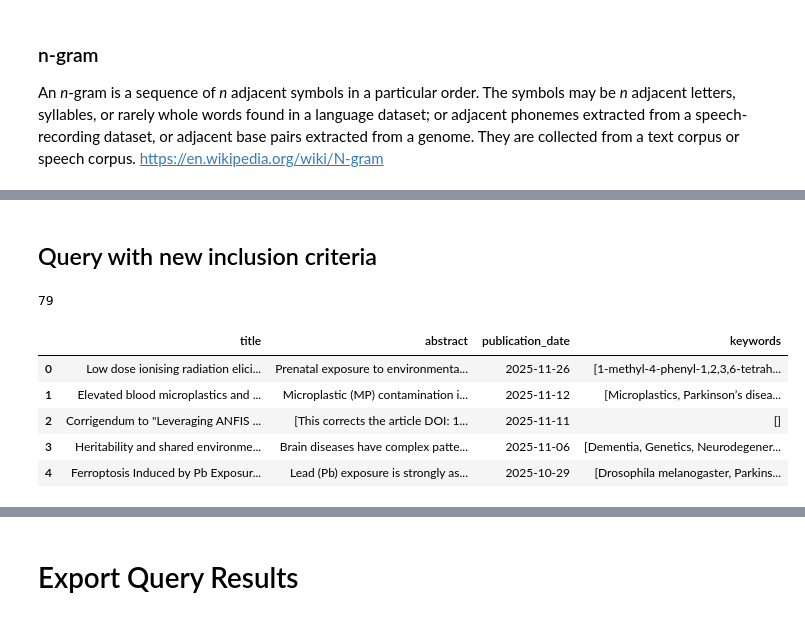
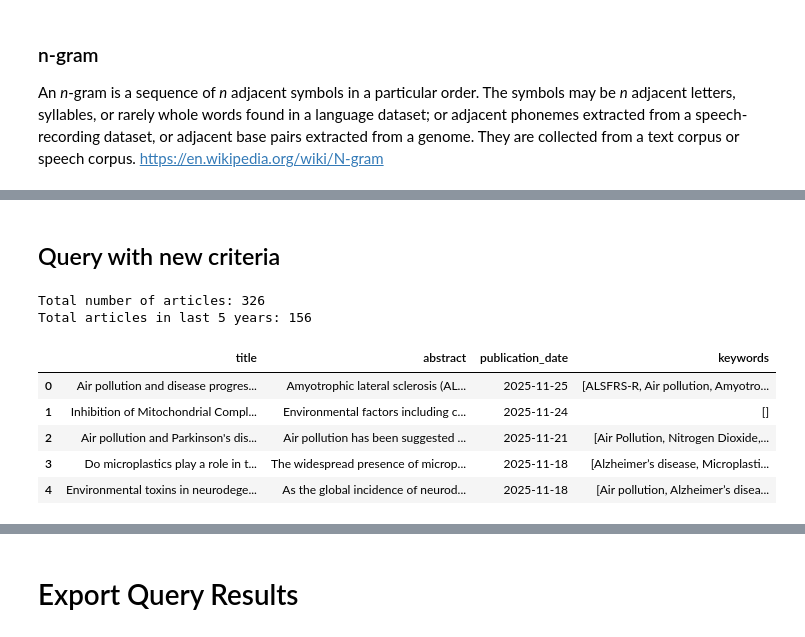
Before and after one commit to its-reg/sysrev, a Jupyter notebook: pubmed.ipynb, the cells around one changed output, grey strips where cells are left out. Drawn from its saved outputs; the diff is of its cells as text; code cells hidden in the pictures.

Commit message:
finalised query, applied date filter, and cleaned outputs for export

```diff
--- a/pubmed.ipynb
+++ b/pubmed.ipynb
@@ -102,7 +88,7 @@ print(df_results.columns.tolist())
 preview_cols = [c for c in ["title", "abstract", "publication_date", "keywords"] if c in df_results.columns]
 
 # Make output readable in the notebook
-pd.set_option('display.max_colwidth', 200)
+#pd.set_option('display.max_colwidth', 200)
 n = 10
 print(f"Showing first {min(n, len(df_results))} of {len(df_results)} results (variable: df_results)")
 display(df_results[preview_cols].head(n))
@@ -343,31 +282,34 @@ Example: call suggest_expansions() to get a list of suggested terms for expandin
 # %% [markdown]
-## Query with new inclusion criteria
+## Query with new criteria
 # %%
 # This is the expanded query using the NLP-driven term rankings. n = 6,335
-# Since risk factors is very general, added an environment term and excluded treatment etc.
-query = '("geospatial analysis" AND "parkinson* disease") OR ("geospatial analysis" AND "movement disorders") OR ("geospatial analysis" AND "neurodegenerative disease*") OR ("parkinson* disease" AND "air pollution") OR ("parkinson* disease" AND "environment*") OR ("parkinson* disease" AND "atmospheric") OR ("parkinson* disease" AND "risk factors" AND "environment*") OR ("parkinson* disease" AND "spatial dependence") OR ("parkinson* disease" AND "golf course*") NOT ("treatment") NOT ("epidemiology") NOT ("etiology") NOT ("pathology") NOT ("clinical") NOT ("intervention*") NOT ("therap*") NOT ("diagnostic") NOT ("physiological conditions")' # n = 130
-
-query = '("geospatial analysis" AND "parkinson* disease") OR ("geospatial analysis" AND "movement disorders") OR ("geospatial analysis" AND "neurodegenerative disease*") OR ("parkinson* disease" AND "air pollution") OR ("parkinson* disease" AND "environment*") OR ("parkinson* disease" AND "atmospheric") OR ("parkinson* disease" AND "spatial dependence") OR ("parkinson* disease" AND "golf course*") OR ("parkinson* disease" AND "risk factors" AND "environment*") NOT ("treatment") NOT ("epidemiology") NOT ("etiology") NOT ("pathology") NOT ("clinical") NOT ("intervention*") NOT ("therap*") NOT ("diagnostic") NOT ("physiolog*") NOT ("gut") NOT ("pathogen*")' # n = 79
-
-query = '("geospatial analysis" AND "parkinson* disease") OR ("geospatial analysis" AND "movement disorders") OR ("geospatial analysis" AND "neurodegenerative disease*") OR ("parkinson* disease" AND "air pollution") OR ("parkinson* disease" AND "environment*") OR ("parkinson* disease" AND "atmospheric") OR ("parkinson* disease" AND "spatial dependence") OR ("parkinson* disease" AND "golf course*") OR ("parkinson* disease" AND "risk factors" AND "environment*") NOT ("treatment") NOT ("epidemiology") NOT ("etiology") NOT ("pathology") NOT ("clinical") NOT ("intervention*") NOT ("therap*") NOT ("diagnostic") NOT ("physiolog*") NOT ("gut") NOT ("pathogen*")' # n = 74, needs the dry-cleaning article
+# Adding exclusion criteria based on scope of research question.
+query = '("parkinson* disease" OR "neurodegenerative disease") AND ("geospatial" OR "spatial dependence" OR "spatiotemporal" OR "geographic" OR "environment*" OR "atmospheric") AND ("pollution" OR "chemical" OR "pesticide") NOT ("pathology" OR "treatment" OR "therapy" OR "intervention" OR "physiology" OR "monitoring" OR "biosensor") NOT ("plant" OR "in vitro" OR "animal" OR "molecular" OR "protein" OR "mice") NOT ("parkinson* disease model" OR "respiratory" OR "resistance training" OR "aggression")' # n = 326, 138 in last 5 years
 # %%
 # Execute the query against the API
 # Convert to list so the results can be iterated multiple times (not exhausted)
-results = list(pubmed.query(query, max_results=79))
+results = list(pubmed.query(query, max_results=500))
 df_results = pd.json_normalize([_article_to_flat_dict(a) for a in results])
+
+# Limit to last 5 years
+df_results['publication_date'] = pd.to_datetime(df_results['publication_date'], format='ISO8601')
+start_date = '2020-01-01'
+df_filtered = df_results[df_results['publication_date'] >= start_date]
 
 # Pick nice default preview columns (if present)
 preview_cols = [c for c in ["title", "abstract", "publication_date", "keywords"] if c in df_results.columns]
 
 # Make output readable in the notebook
 n = 5
-print(df_results.shape[0]) # get number of rows
-display(df_results[preview_cols].head(n))
+print('Total number of articles:', df_results.shape[0]) # get number of rows
+print('Total articles in last 5 years:', df_filtered.shape[0]) # get number of rows after date filter
+display(df_filtered[preview_cols].head(n))
 # %% [output]
-79
+Total number of articles: 326
+Total articles in last 5 years: 156
 |  | title | abstract | publication_date | keywords |
-| 0 | Low dose ionising radiation elici... | Prenatal exposure to environmenta... | 2025-11-26 | [1-methyl-4-phenyl-1,2,3,6-tetrah... |
-| 1 | Elevated blood microplastics and ... | Microplastic (MP) contamination i... | 2025-11-12 | [Microplastics, Parkinson’s disea... |
-| 2 | Corrigendum to "Leveraging ANFIS ... | [This corrects the article DOI: 1... | 2025-11-11 | [] |
-| 3 | Heritability and shared environme... | Brain diseases have complex patte... | 2025-11-06 | [Dementia, Genetics, Neurodegener... |
-| 4 | Ferroptosis Induced by Pb Exposur... | Lead (Pb) exposure is strongly as... | 2025-10-29 | [Drosophila melanogaster, Parkins... |
+| 0 | Air pollution and disease progres... | Amyotrophic lateral sclerosis (AL... | 2025-11-25 | [ALSFRS-R, Air pollution, Amyotro... |
+| 1 | Inhibition of Mitochondrial Compl... | Environmental factors including c... | 2025-11-24 | [] |
+| 2 | Air pollution and Parkinson's dis... | Air pollution has been suggested ... | 2025-11-21 | [Air Pollution, Nitrogen Dioxide,... |
+| 3 | Do microplastics play a role in t... | The widespread presence of microp... | 2025-11-18 | [Alzheimer’s disease, Microplasti... |
+| 4 | Environmental toxins in neurodege... | As the global incidence of neurod... | 2025-11-18 | [Air pollution, Alzheimer’s disea... |
```
Also changed, not shown: parts of 13 cells of this notebook, 2 other files.
